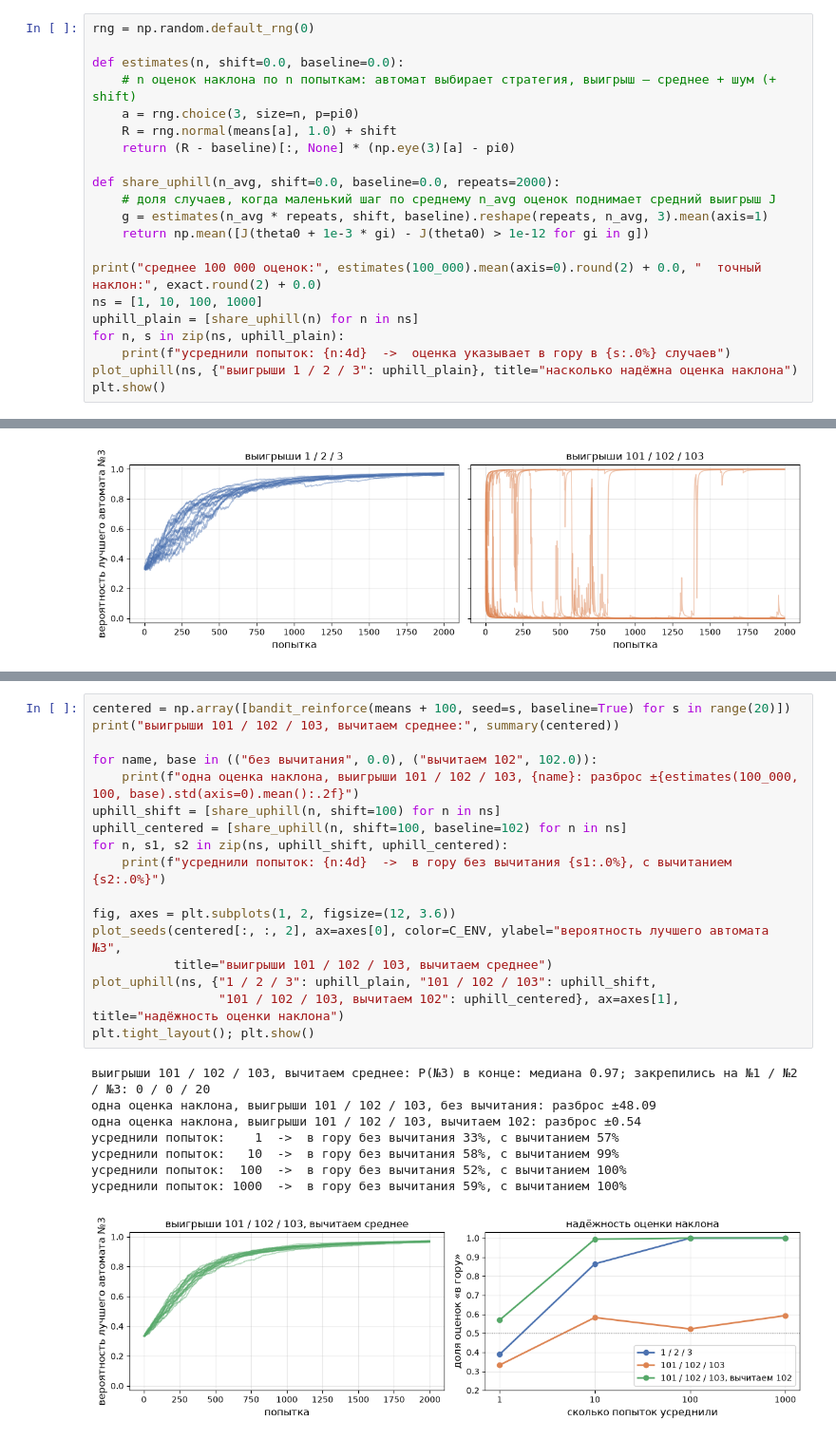
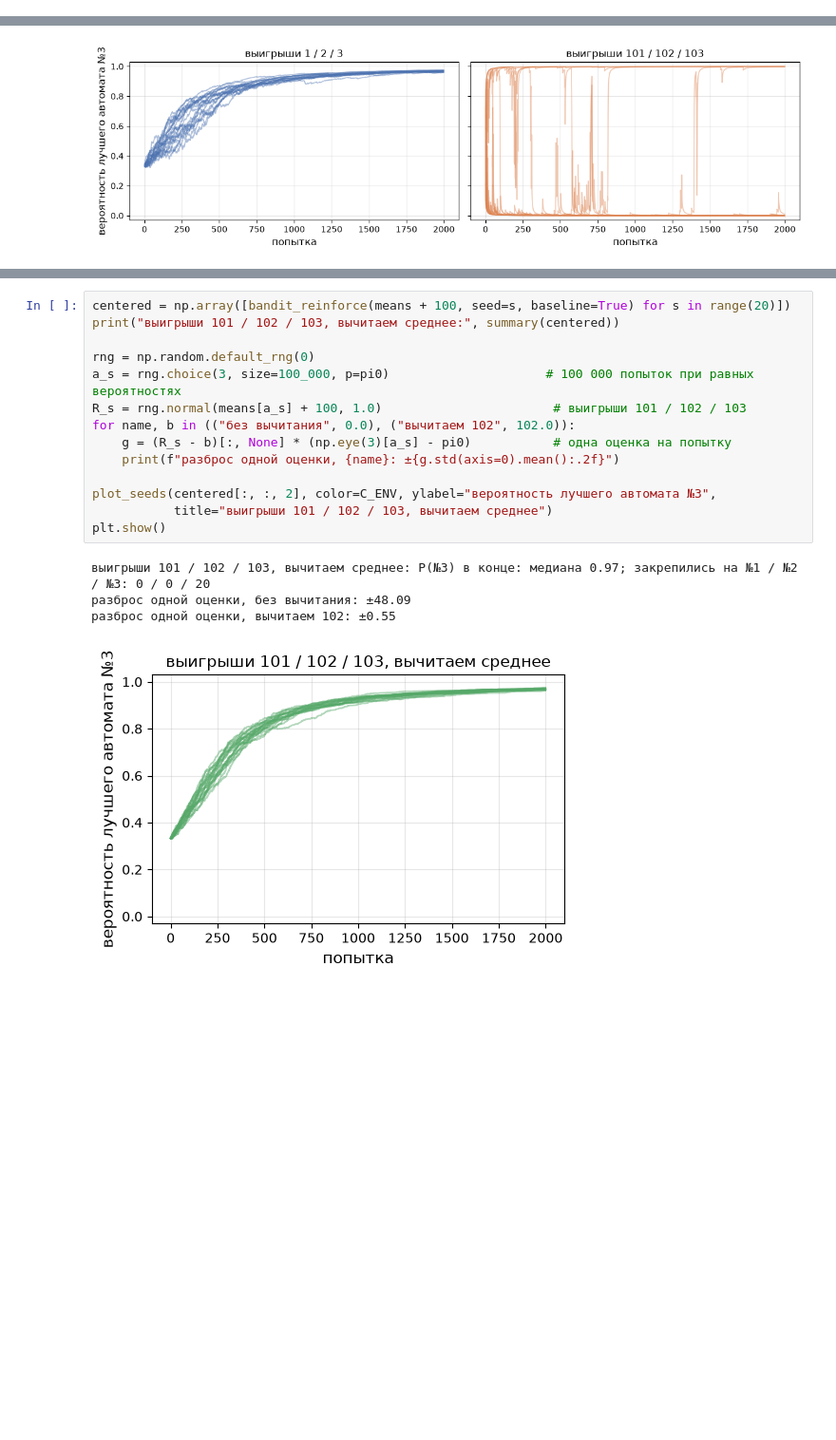
Before and after one commit to IlyaChichkanov/Reinforcement-learning, a Jupyter notebook: 05-policy-gradient/lecture/lecture.ipynb, the cells around one changed output, grey strips where cells are left out. Shown at 95% size. Cells and saved outputs as stored; diff of their text form; blank space fills up the shorter version.

```diff
--- a/05-policy-gradient/lecture/lecture.ipynb
+++ b/05-policy-gradient/lecture/lecture.ipynb
@@ -399,21 +344,0 @@ print("одна оценка при a = №3, R = +3:", (3.0 * (np.eye(3)[2] - p
-# %%
-rng = np.random.default_rng(0)
-
-def estimates(n, shift=0.0, baseline=0.0):
-    # n оценок наклона по n попыткам: автомат выбирает стратегия, выигрыш — среднее + шум (+ shift)
-    a = rng.choice(3, size=n, p=pi0)
-    R = rng.normal(means[a], 1.0) + shift
-    return (R - baseline)[:, None] * (np.eye(3)[a] - pi0)
-
-def share_uphill(n_avg, shift=0.0, baseline=0.0, repeats=2000):
-    # доля случаев, когда маленький шаг по среднему n_avg оценок поднимает средний выигрыш J
-    g = estimates(n_avg * repeats, shift, baseline).reshape(repeats, n_avg, 3).mean(axis=1)
-    return np.mean([J(theta0 + 1e-3 * gi) - J(theta0) > 1e-12 for gi in g])
-
-print("среднее 100 000 оценок:", estimates(100_000).mean(axis=0).round(2) + 0.0, "  точный наклон:", exact.round(2) + 0.0)
-ns = [1, 10, 100, 1000]
-uphill_plain = [share_uphill(n) for n in ns]
-for n, s in zip(ns, uphill_plain):
-    print(f"усреднили попыток: {n:4d}  ->  оценка указывает в гору в {s:.0%} случаев")
-plot_uphill(ns, {"выигрыши 1 / 2 / 3": uphill_plain}, title="насколько надёжна оценка наклона")
-plt.show()
@@ -610,27 +549,20 @@ plt.tight_layout(); plt.show()
 # %%
 centered = np.array([bandit_reinforce(means + 100, seed=s, baseline=True) for s in range(20)])
 print("выигрыши 101 / 102 / 103, вычитаем среднее:", summary(centered))
 
-for name, base in (("без вычитания", 0.0), ("вычитаем 102", 102.0)):
-    print(f"одна оценка наклона, выигрыши 101 / 102 / 103, {name}: разброс ±{estimates(100_000, 100, base).std(axis=0).mean():.2f}")
-uphill_shift = [share_uphill(n, shift=100) for n in ns]
-uphill_centered = [share_uphill(n, shift=100, baseline=102) for n in ns]
-for n, s1, s2 in zip(ns, uphill_shift, uphill_centered):
-    print(f"усреднили попыток: {n:4d}  ->  в гору без вычитания {s1:.0%}, с вычитанием {s2:.0%}")
+rng = np.random.default_rng(0)
+a_s = rng.choice(3, size=100_000, p=pi0)                     # 100 000 попыток при равных вероятностях
+R_s = rng.normal(means[a_s] + 100, 1.0)                       # выигрыши 101 / 102 / 103
+for name, b in (("без вычитания", 0.0), ("вычитаем 102", 102.0)):
+    g = (R_s - b)[:, None] * (np.eye(3)[a_s] - pi0)           # одна оценка на попытку
+    print(f"разброс одной оценки, {name}: ±{g.std(axis=0).mean():.2f}")
 
-fig, axes = plt.subplots(1, 2, figsize=(12, 3.6))
-plot_seeds(centered[:, :, 2], ax=axes[0], color=C_ENV, ylabel="вероятность лучшего автомата №3",
+plot_seeds(centered[:, :, 2], color=C_ENV, ylabel="вероятность лучшего автомата №3",
            title="выигрыши 101 / 102 / 103, вычитаем среднее")
-plot_uphill(ns, {"1 / 2 / 3": uphill_plain, "101 / 102 / 103": uphill_shift,
-                 "101 / 102 / 103, вычитаем 102": uphill_centered}, ax=axes[1], title="надёжность оценки наклона")
-plt.tight_layout(); plt.show()
+plt.show()
 # %% [output]
 выигрыши 101 / 102 / 103, вычитаем среднее: P(№3) в конце: медиана 0.97; закрепились на №1 / №2 / №3: 0 / 0 / 20
-одна оценка наклона, выигрыши 101 / 102 / 103, без вычитания: разброс ±48.09
-одна оценка наклона, выигрыши 101 / 102 / 103, вычитаем 102: разброс ±0.54
-усреднили попыток:    1  ->  в гору без вычитания 33%, с вычитанием 57%
-усреднили попыток:   10  ->  в гору без вычитания 58%, с вычитанием 99%
-усреднили попыток:  100  ->  в гору без вычитания 52%, с вычитанием 100%
-усреднили попыток: 1000  ->  в гору без вычитания 59%, с вычитанием 100%
+разброс одной оценки, без вычитания: ±48.09
+разброс одной оценки, вычитаем 102: ±0.55
-[figure, old version]
+[figure, new version]
 # %% [markdown]
```
Also changed, not shown: parts of 18 cells of this notebook, 3 other files.
